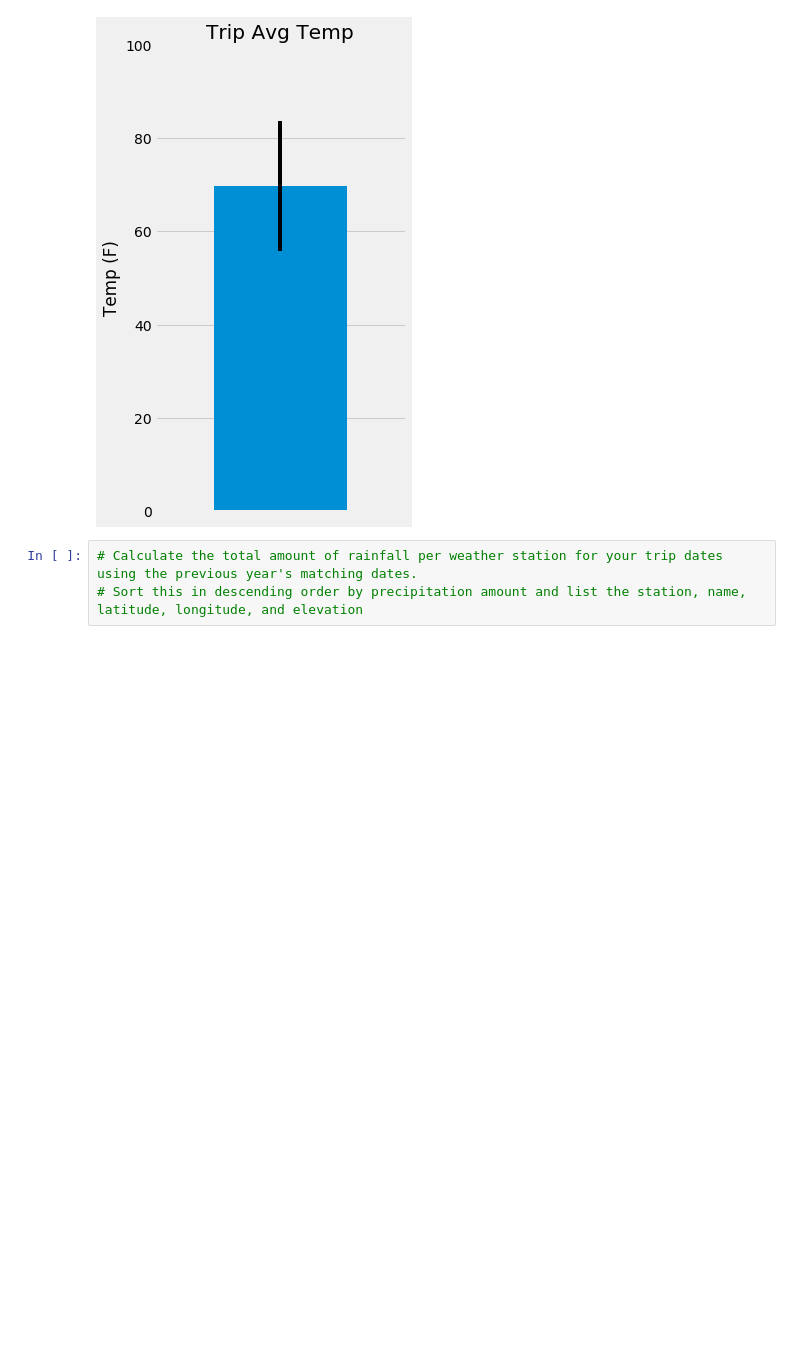
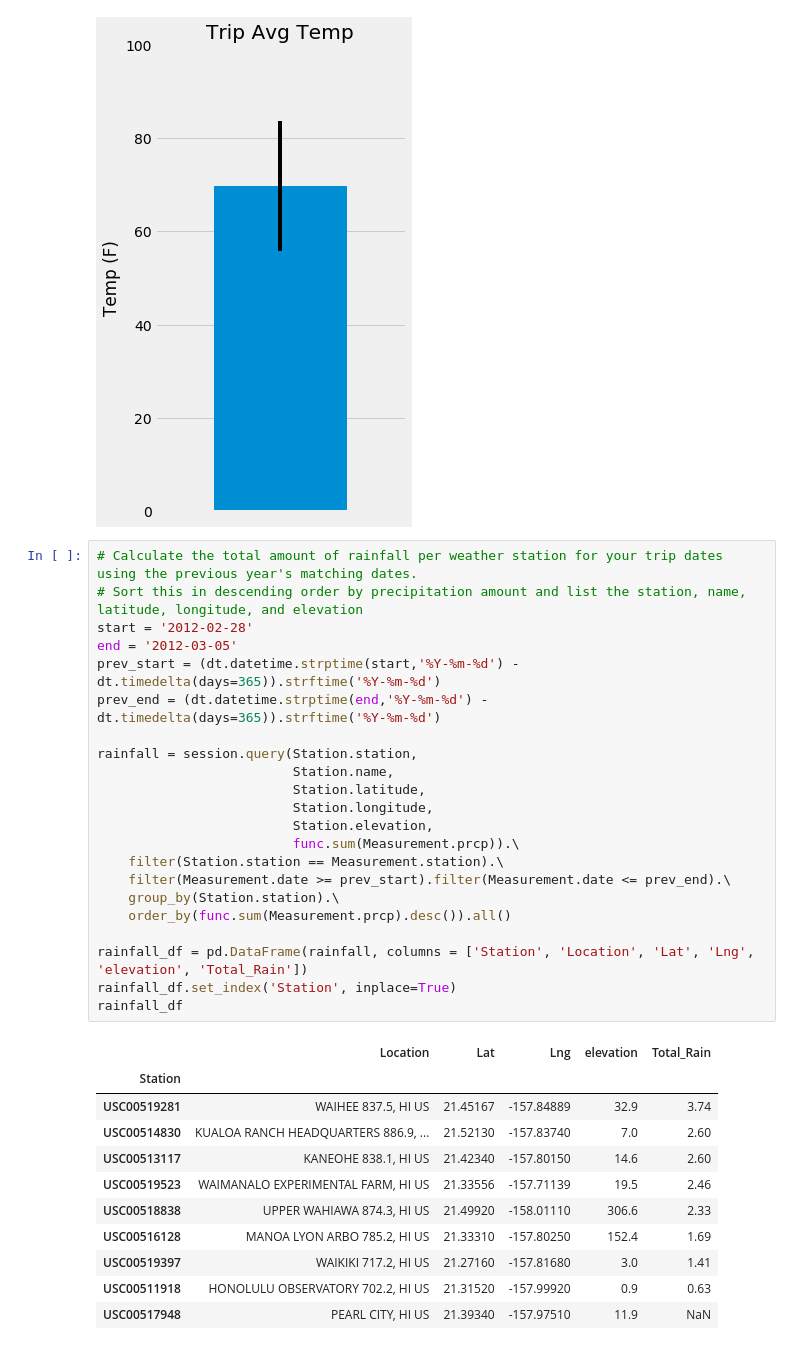
Before and after one commit to dborowski16/hawaii-climate-analysis, a Jupyter notebook: climate_starter.ipynb, the cells around one changed output. Drawn from its saved outputs; the diff is of its cells as text; blank space fills up the shorter version.

```diff
--- a/climate_starter.ipynb
+++ b/climate_starter.ipynb
@@ -201,9 +192,40 @@ plt.grid(which='major', axis='y', linestyle='-')
 plt.show()
 # %% [output]
 [figure]
-# %%
-# Calculate the total amount of rainfall per weather station for your trip dates using the previous year's matching dates.
-# Sort this in descending order by precipitation amount and list the station, name, latitude, longitude, and elevation
+# %%
+# Calculate the total amount of rainfall per weather station for your trip dates using the previous year's matching dates.
+# Sort this in descending order by precipitation amount and list the station, name, latitude, longitude, and elevation
+start = '2012-02-28'
+end = '2012-03-05'
+prev_start = (dt.datetime.strptime(start,'%Y-%m-%d') - dt.timedelta(days=365)).strftime('%Y-%m-%d')
+prev_end = (dt.datetime.strptime(end,'%Y-%m-%d') - dt.timedelta(days=365)).strftime('%Y-%m-%d')
+
+rainfall = session.query(Station.station,
+                         Station.name,
+                         Station.latitude,
+                         Station.longitude,
+                         Station.elevation,
+                         func.sum(Measurement.prcp)).\
+    filter(Station.station == Measurement.station).\
+    filter(Measurement.date >= prev_start).filter(Measurement.date <= prev_end).\
+    group_by(Station.station).\
+    order_by(func.sum(Measurement.prcp).desc()).all()
+
+rainfall_df = pd.DataFrame(rainfall, columns = ['Station', 'Location', 'Lat', 'Lng', 'elevation', 'Total_Rain'])
+rainfall_df.set_index('Station', inplace=True)
+rainfall_df
+# %% [output]
+|  | Location | Lat | Lng | elevation | Total_Rain |
+| Station |  |  |  |  |  |
+| USC00519281 | WAIHEE 837.5, HI US | 21.45167 | -157.84889 | 32.9 | 3.74 |
+| USC00514830 | KUALOA RANCH HEADQUARTERS 886.9, ... | 21.52130 | -157.83740 | 7.0 | 2.60 |
+| USC00513117 | KANEOHE 838.1, HI US | 21.42340 | -157.80150 | 14.6 | 2.60 |
+| USC00519523 | WAIMANALO EXPERIMENTAL FARM, HI US | 21.33556 | -157.71139 | 19.5 | 2.46 |
+| USC00518838 | UPPER WAHIAWA 874.3, HI US | 21.49920 | -158.01110 | 306.6 | 2.33 |
+| USC00516128 | MANOA LYON ARBO 785.2, HI US | 21.33310 | -157.80250 | 152.4 | 1.69 |
+| USC00519397 | WAIKIKI 717.2, HI US | 21.27160 | -157.81680 | 3.0 | 1.41 |
+| USC00511918 | HONOLULU OBSERVATORY 702.2, HI US | 21.31520 | -157.99920 | 0.9 | 0.63 |
+| USC00517948 | PEARL CITY, HI US | 21.39340 | -157.97510 | 11.9 | NaN |
 # %%
 # Create a query that will calculate the daily normals
 # (i.e. the averages for tmin, tmax, and tavg for all historic data matching a specific month and day)
```
Also changed, not shown: parts of 9 cells of this notebook.
